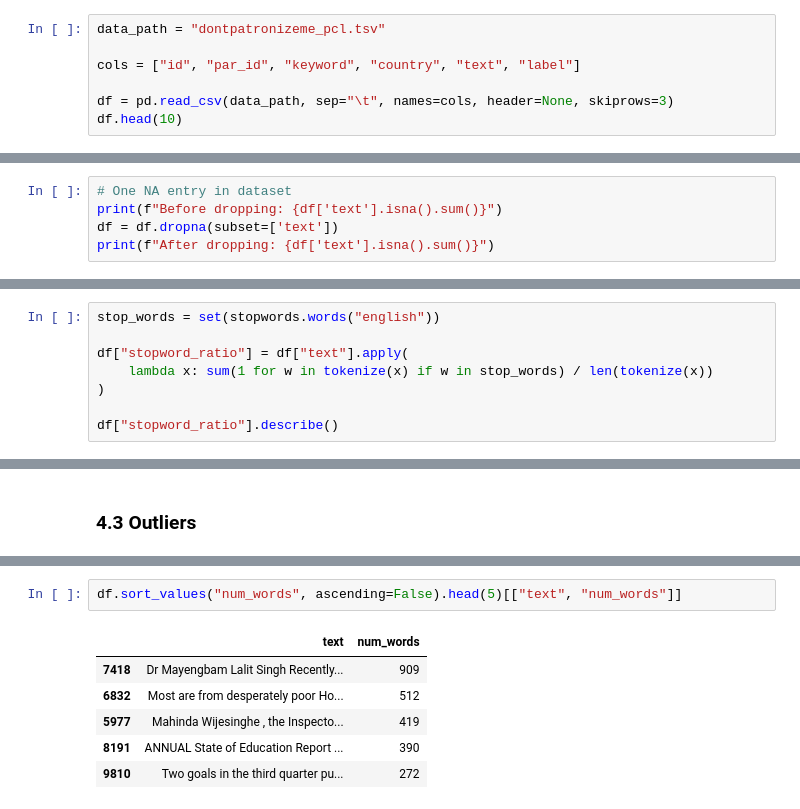
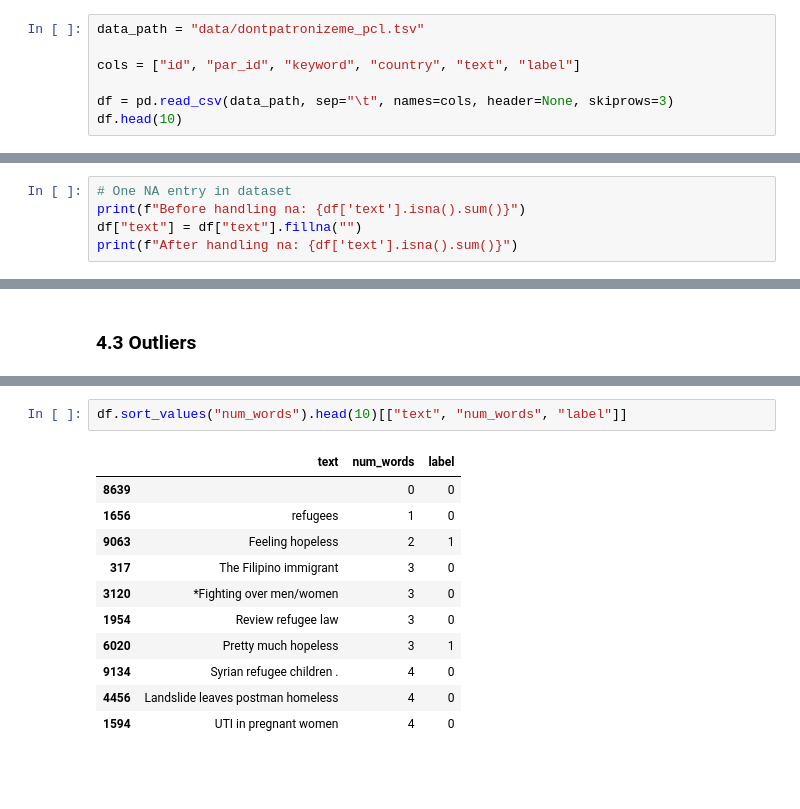
Before and after one commit to Jeishoon/nlp-coursework-2026, a Jupyter notebook: pcl-exploratory.ipynb, the cells around one changed output, grey strips where cells are left out. Cells and saved outputs as stored; diff of their text form; blank space fills up the shorter version.

```diff
--- a/pcl-exploratory.ipynb
+++ b/pcl-exploratory.ipynb
@@ -20,7 +20,7 @@ nltk.download('stopwords')
 [nltk_data]   Package stopwords is already up-to-date!
 True
 # %%
-data_path = "dontpatronizeme_pcl.tsv"
+data_path = "data/dontpatronizeme_pcl.tsv"
 
 cols = ["id", "par_id", "keyword", "country", "text", "label"]
 
@@ -42,7 +42,7 @@ df.head(10)
 ## 0. Light Pre-processing
 # %%
 # One NA entry in dataset
-print(f"Before dropping: {df['text'].isna().sum()}")
-df = df.dropna(subset=['text'])
-print(f"After dropping: {df['text'].isna().sum()}")
+print(f"Before handling na: {df['text'].isna().sum()}")
+df["text"] = df["text"].fillna("")
+print(f"After handling na: {df['text'].isna().sum()}")
 # %% [output]
@@ -283,8 +143,0 @@ Counter(bigrams).most_common(20)
-# %%
-stop_words = set(stopwords.words("english"))
-
-df["stopword_ratio"] = df["text"].apply(
-    lambda x: sum(1 for w in tokenize(x) if w in stop_words) / len(tokenize(x))
-)
-
-df["stopword_ratio"].describe()
@@ -359,9 +236,14 @@ print(length)
 # %%
-df.sort_values("num_words", ascending=False).head(5)[["text", "num_words"]]
+df.sort_values("num_words").head(10)[["text", "num_words", "label"]]
 # %% [output]
-|  | text | num_words |
-| 7418 | Dr Mayengbam Lalit Singh Recently... | 909 |
-| 6832 | Most are from desperately poor Ho... | 512 |
-| 5977 | Mahinda Wijesinghe , the Inspecto... | 419 |
-| 8191 | ANNUAL State of Education Report ... | 390 |
-| 9810 | Two goals in the third quarter pu... | 272 |
+|  | text | num_words | label |
+| 8639 |  | 0 | 0 |
+| 1656 | refugees | 1 | 0 |
+| 9063 | Feeling hopeless | 2 | 1 |
+| 317 | The Filipino immigrant | 3 | 0 |
+| 3120 | *Fighting over men/women | 3 | 0 |
+| 1954 | Review refugee law | 3 | 0 |
+| 6020 | Pretty much hopeless | 3 | 1 |
+| 9134 | Syrian refugee children . | 4 | 0 |
+| 4456 | Landslide leaves postman homeless | 4 | 0 |
+| 1594 | UTI in pregnant women | 4 | 0 |
```
Also changed, not shown: parts of 24 cells of this notebook.
